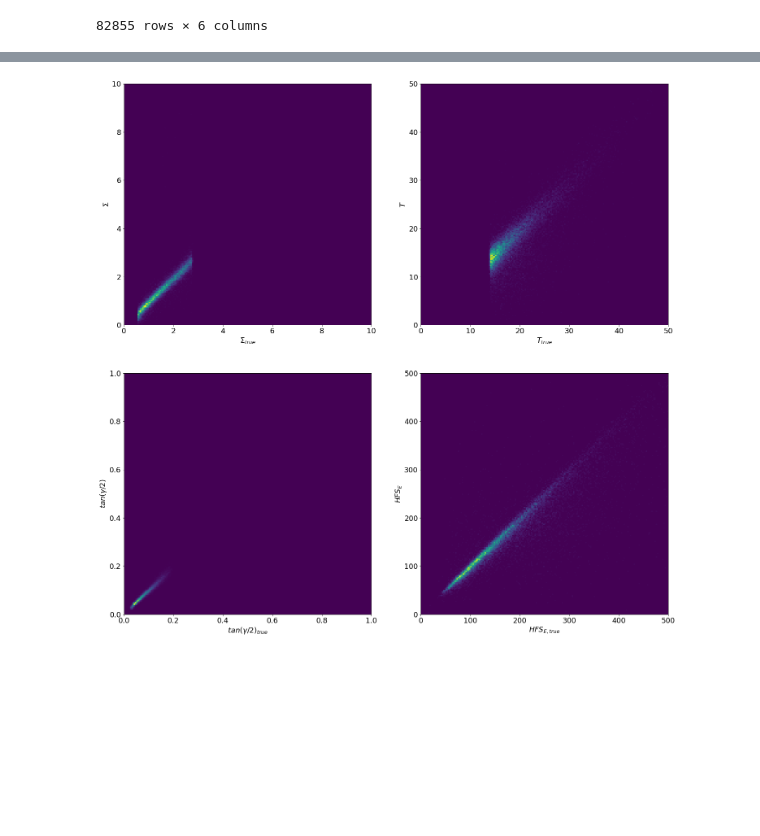
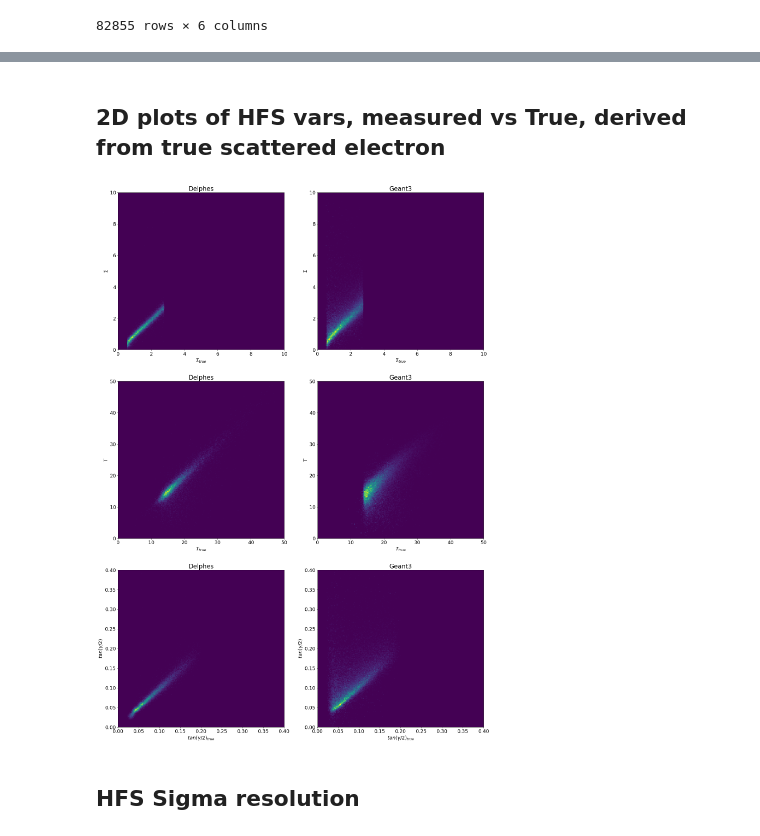
Before and after one commit to owen234/DIS-reco, a Jupyter notebook: hfs-resolution-study.ipynb, the cells around one changed output, grey strips where cells are left out. Saved outputs shown, nothing was run; the diff lists cells and outputs as text; code cells hidden in the pictures; blank space fills up the shorter version.

```diff
--- a/hfs-resolution-study.ipynb
+++ b/hfs-resolution-study.ipynb
@@ -42,10 +40,21 @@ axis_max = 0.6
 # %% [markdown]
 ### Read in the minitree root file into a pandas dataframe
 # %%
+print('\n Loading fastsim minitree\n')
 ur_file = uproot3.open(infile_name)
 print (ur_file.keys())
 ur_tree = ur_file['minitree']
 print(ur_tree)
 mc   =  ur_tree.pandas.df(['*'], entrystop=3e7,flatten=True)
 mc
+
+print('\n Loading fullsim minitree\n')
+ur_file_fullsim = uproot3.open(infile_name_fullsim)
+print (ur_file_fullsim.keys())
+print (ur_file_fullsim['Django'].keys())
+ur_tree_fullsim = ur_file_fullsim['Django']['minitree']
+print(ur_tree_fullsim)
+mc_fullsim = ur_tree_fullsim.pandas.df(['*'], entrystop=3e7,flatten=True)
+
+print('\n Done \n')
 # %% [output]
@@ -95,9 +100,12 @@ def do_calculations( df ):
 
 
     temp.eval( 'T__HFS = HFS_pt', inplace=True )
+
     temp.eval( 'T__gen_e = Sigma__gen_e / tan_gamma_over_2__gen_e', inplace=True )
+    temp.eval( 'dT_norm__gen_e = (T__HFS - T__gen_e) / T__gen_e', inplace=True )
 
-    temp.eval( 'dT_norm__gen_e = (T__HFS - T__gen_e) / T__gen_e', inplace=True )
+    temp.eval( 'T__gen_HFS = gen_HFS_pt', inplace=True )
+    temp.eval( 'dT_norm__gen_HFS = (T__HFS - T__gen_HFS) / T__gen_HFS', inplace=True )
 
 
 
@@ -135,3 +213,7 @@ mc[['Sigma__HFS','Sigma__gen_HFS','Sigma__gen_e','dSigma_norm__gen_HFS','dSigma_
 | 82853 | 1.175034 | 1.153885 | 1.167796 | 0.018328 | 0.006198 | 0.063954 |
 | 82854 | 6.931015 | 6.767944 | 6.805033 | 0.024095 | 0.018513 | 0.011813 |
 82855 rows × 6 columns
+# %%
+mc_fullsim = do_calculations_fullsim( mc_fullsim )
+
+mc_fullsim[['Sigma__HFS','Sigma__gen_HFS','Sigma__gen_e','dSigma_norm__gen_HFS','dSigma_norm__gen_e','dx_sigma_norm']]
@@ -138,27 +258,58 @@ mc[['Sigma__HFS','Sigma__gen_HFS','Sigma__gen_e','dSigma_norm__gen_HFS','dSigma_
+# %% [markdown]
+## 2D plots of HFS vars, measured vs True, derived from true scattered electron
 # %%
-fig,ax = plt.subplots(2,2,figsize=(24,24))
+fig,ax = plt.subplots(3,2,figsize=(24,36))
 
+ax[0][0].set_title('Delphes')
 ax[0][0].hist2d( mc.query(cuts)['Sigma__gen_e'], mc.query(cuts)['Sigma__HFS'], range=([0,10],[0,10]), bins=200)
 ax[0][0].set_xlabel('$\Sigma_{true}$')
 ax[0][0].set_ylabel('$\Sigma$')
 
+ax[1][0].set_title('Delphes')
+#ax[1][0].hist2d( mc.query(cuts)['T__gen_e'], mc.query(cuts)['T__HFS'], range=([0,50],[0,50]), bins=200)
+ax[1][0].hist2d( mc.query(cuts)['T__gen_HFS'], mc.query(cuts)['T__HFS'], range=([0,50],[0,50]), bins=200)
+ax[1][0].set_xlabel('$T_{true}$')
+ax[1][0].set_ylabel('$T$')
 
-ax[0][1].hist2d( mc.query(cuts)['T__gen_e'], mc.query(cuts)['T__HFS'], range=([0,50],[0,50]), bins=200)
-ax[0][1].set_xlabel('$T_{true}$')
-ax[0][1].set_ylabel('$T$')
+ax[2][0].set_title('Delphes')
+ax[2][0].hist2d( mc.query(cuts)['tan_gamma_over_2__gen_e'], mc.query(cuts)['tan_gamma_over_2__HFS'], range=([0,0.4],[0,0.4]), bins=200)
+ax[2][0].set_xlabel('$tan(\gamma/2)_{true}$')
+ax[2][0].set_ylabel('$tan(\gamma/2)$')
 
 
-ax[1][0].hist2d( mc.query(cuts)['tan_gamma_over_2__gen_e'], mc.query(cuts)['tan_gamma_over_2__HFS'], range=([0,1],[0,1]), bins=200)
-ax[1][0].set_xlabel('$tan(\gamma/2)_{true}$')
-ax[1][0].set_ylabel('$tan(\gamma/2)$')
+#ax[3][0].set_title('Delphes')
+#ax[3][0].hist2d( mc.query(cuts)['gen_HFS_e'], mc.query(cuts)['HFS_E'], range=([0,500],[0,500]), bins=200)
+#ax[3][0].set_xlabel('$HFS_{E,true}$')
+#ax[3][0].set_ylabel('$HFS_E$')
 
 
+thisdf = mc_fullsim
 
-ax[1][1].hist2d( mc.query(cuts)['gen_HFS_e'], mc.query(cuts)['HFS_E'], range=([0,500],[0,500]), bins=200)
-ax[1][1].set_xlabel('$HFS_{E,true}$')
-ax[1][1].set_ylabel('$HFS_E$')
+ax[0][1].set_title('Geant3')
+ax[0][1].hist2d( thisdf.query(cuts)['Sigma__gen_e'], thisdf.query(cuts)['Sigma__HFS'], weights=thisdf.query(cuts)['wgt'], range=([0,10],[0,10]), bins=200)
+ax[0][1].set_xlabel('$\Sigma_{true}$')
+ax[0][1].set_ylabel('$\Sigma$')
+
+ax[1][1].set_title('Geant3')
+#ax[1][1].hist2d( thisdf.query(cuts)['T__gen_e'], thisdf.query(cuts)['T__HFS'], weights=thisdf.query(cuts)['wgt'], range=([0,50],[0,50]), bins=200)
+ax[1][1].hist2d( thisdf.query(cuts)['T__gen_HFS'], thisdf.query(cuts)['T__HFS'], weights=thisdf.query(cuts)['wgt'], range=([0,50],[0,50]), bins=200)
+ax[1][1].set_xlabel('$T_{true}$')
+ax[1][1].set_ylabel('$T$')
+
+ax[2][1].set_title('Geant3')
+ax[2][1].hist2d( thisdf.query(cuts)['tan_gamma_over_2__gen_e'], thisdf.query(cuts)['tan_gamma_over_2__HFS'], weights=thisdf.query(cuts)['wgt'], range=([0,0.4],[0,0.4]), bins=200)
+ax[2][1].set_xlabel('$tan(\gamma/2)_{true}$')
+ax[2][1].set_ylabel('$tan(\gamma/2)$')
+
+
+#ax[3][1].set_title('Geant3')
+#ax[3][1].hist2d( thisdf.query(cuts)['gen_HFS_e'], thisdf.query(cuts)['HFS_E'], weights=thisdf.query(cuts)['wgt'], range=([0,500],[0,500]), bins=200)
+#ax[3][1].set_xlabel('$HFS_{E,true}$')
+#ax[3][1].set_ylabel('$HFS_E$')
 
 plt.show()
 # %% [output]
-[figure, old version]
+[figure, new version]
+# %% [markdown]
+## HFS Sigma resolution
 # %%
```
Also changed, not shown: parts of 19 cells of this notebook.
